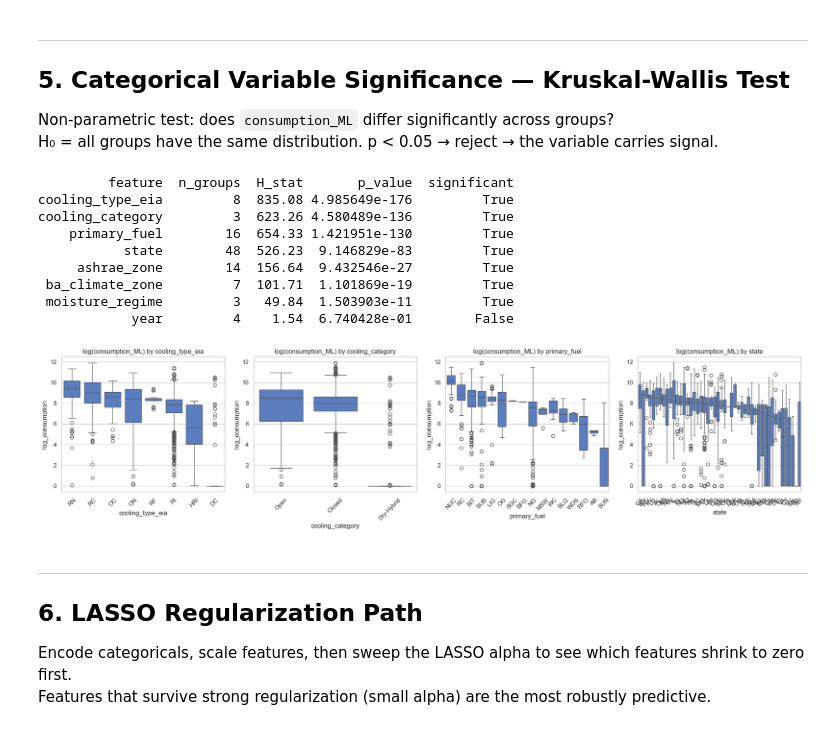
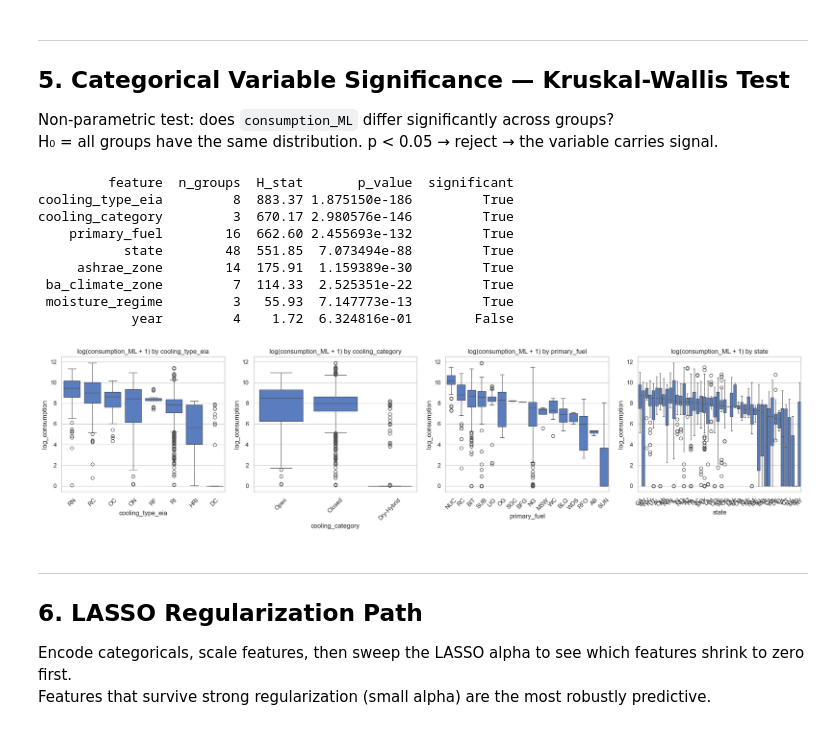
Before and after one commit to primomoreno23-droid/Thermoelectric_Power_Plant_Watershed_Stress_Classification, a Jupyter notebook: notebooks/01_eda_feature_selection.ipynb, the cells around one changed output. Cells and saved outputs as stored; diff of their text form; code cells hidden in the pictures.

```diff
--- a/notebooks/01_eda_feature_selection.ipynb
+++ b/notebooks/01_eda_feature_selection.ipynb
@@ -25,7 +25,7 @@ from statsmodels.stats.outliers_influence import variance_inflation_factor
 sns.set_theme(style='whitegrid', palette='muted')
 plt.rcParams['figure.figsize'] = [12, 5]
 
-DATA_PATH = Path('..') / 'data' / 'processed' / 'Pre_Lasso_Data_with_DryHybrid.csv'
+DATA_PATH = Path('..') / 'data' / 'processed' / 'Preprocessed_Power_Plant_Data.csv'
 df = pd.read_csv(DATA_PATH)
 print(f'Loaded: {df.shape[0]:,} rows × {df.shape[1]} columns')
 df.head(3)
@@ -71,5 +59,5 @@ r(T_oa_celsius, mean_temp_f) = 0.903790
 # %%
-DROP_IMMEDIATELY = ['RH_oa_pct', 'P_oa_pa', 'T_oa_celsius', 'plant_code', 'plant_name']
+DROP_IMMEDIATELY = ['plant_code', 'plant_name']
 df = df.drop(columns=DROP_IMMEDIATELY)
 print(f'After immediate drops: {df.shape[1]} columns remain')
 print(df.columns.tolist())
@@ -292,29 +278,29 @@ kw_df['significant'] = kw_df['p_value'] < 0.05
 print(kw_df.to_string(index=False))
 # %% [output]
          feature  n_groups  H_stat       p_value  significant
-cooling_type_eia         8  835.08 4.985649e-176         True
-cooling_category         3  623.26 4.580489e-136         True
-    primary_fuel        16  654.33 1.421951e-130         True
-           state        48  526.23  9.146829e-83         True
-     ashrae_zone        14  156.64  9.432546e-27         True
- ba_climate_zone         7  101.71  1.101869e-19         True
- moisture_regime         3   49.84  1.503903e-11         True
-            year         4    1.54  6.740428e-01        False
+cooling_type_eia         8  883.37 1.875150e-186         True
+cooling_category         3  670.17 2.980576e-146         True
+    primary_fuel        16  662.60 2.455693e-132         True
+           state        48  551.85  7.073494e-88         True
+     ashrae_zone        14  175.91  1.159389e-30         True
+ ba_climate_zone         7  114.33  2.525351e-22         True
+ moisture_regime         3   55.93  7.147773e-13         True
+            year         4    1.72  6.324816e-01        False
 # %%
 # Visualize top categorical variables
 sig_cats = kw_df[kw_df['significant']]['feature'].tolist()[:4]
 fig, axes = plt.subplots(1, len(sig_cats), figsize=(5 * len(sig_cats), 5))
 if len(sig_cats) == 1:
     axes = [axes]
 for ax, col in zip(axes, sig_cats):
     order = df.groupby(col)['consumption_ML'].median().sort_values(ascending=False).index
     sns.boxplot(data=df, x=col, y='log_consumption', order=order, ax=ax)
-    ax.set_title(f'log(consumption_ML) by {col}')
+    ax.set_title(f'log(consumption_ML + 1) by {col}')
     ax.tick_params(axis='x', rotation=45)
 plt.tight_layout()
 plt.show()
 # %% [output]
-[figure, old version]
+[figure, new version]
 # %% [markdown]
 ---
 ## 6. LASSO Regularization Path
```
Also changed, not shown: parts of 17 cells of this notebook, 19 other files.
